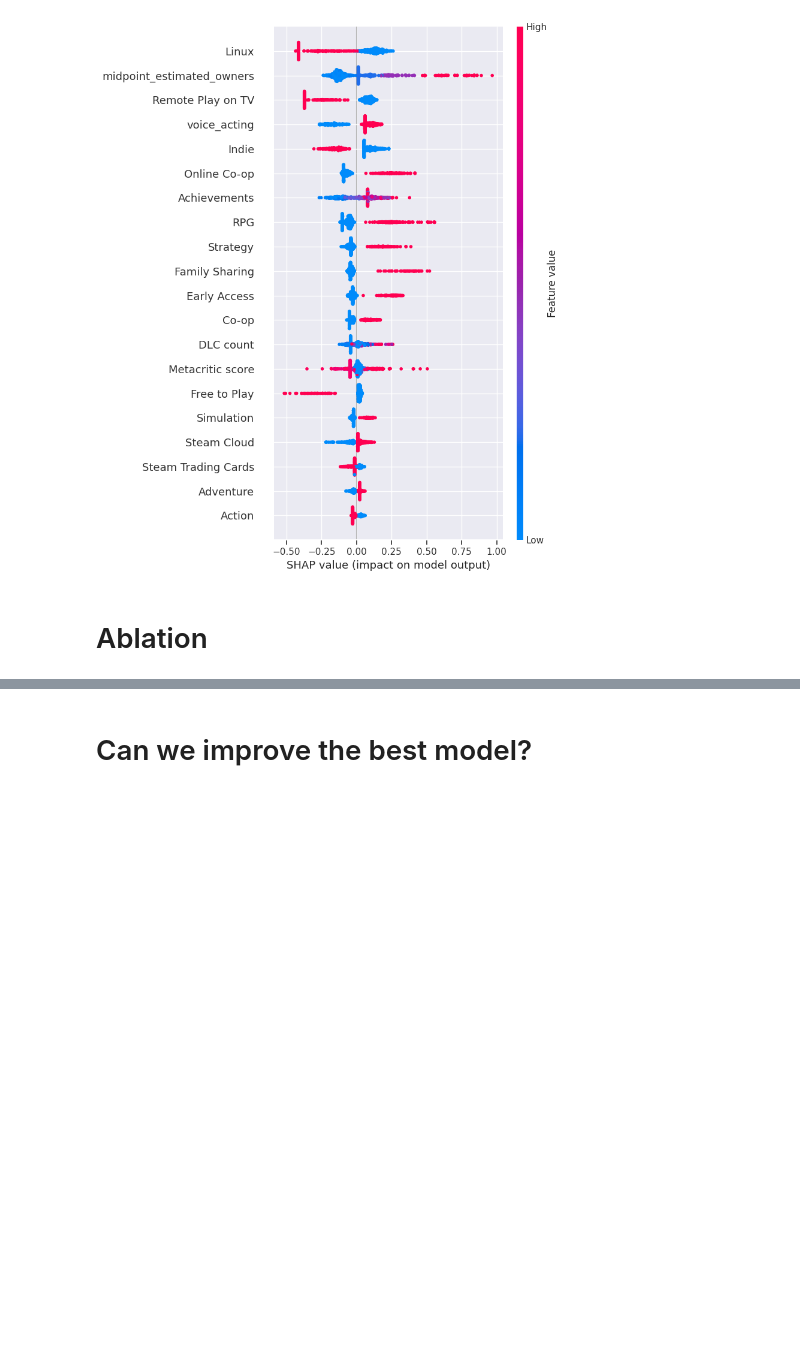
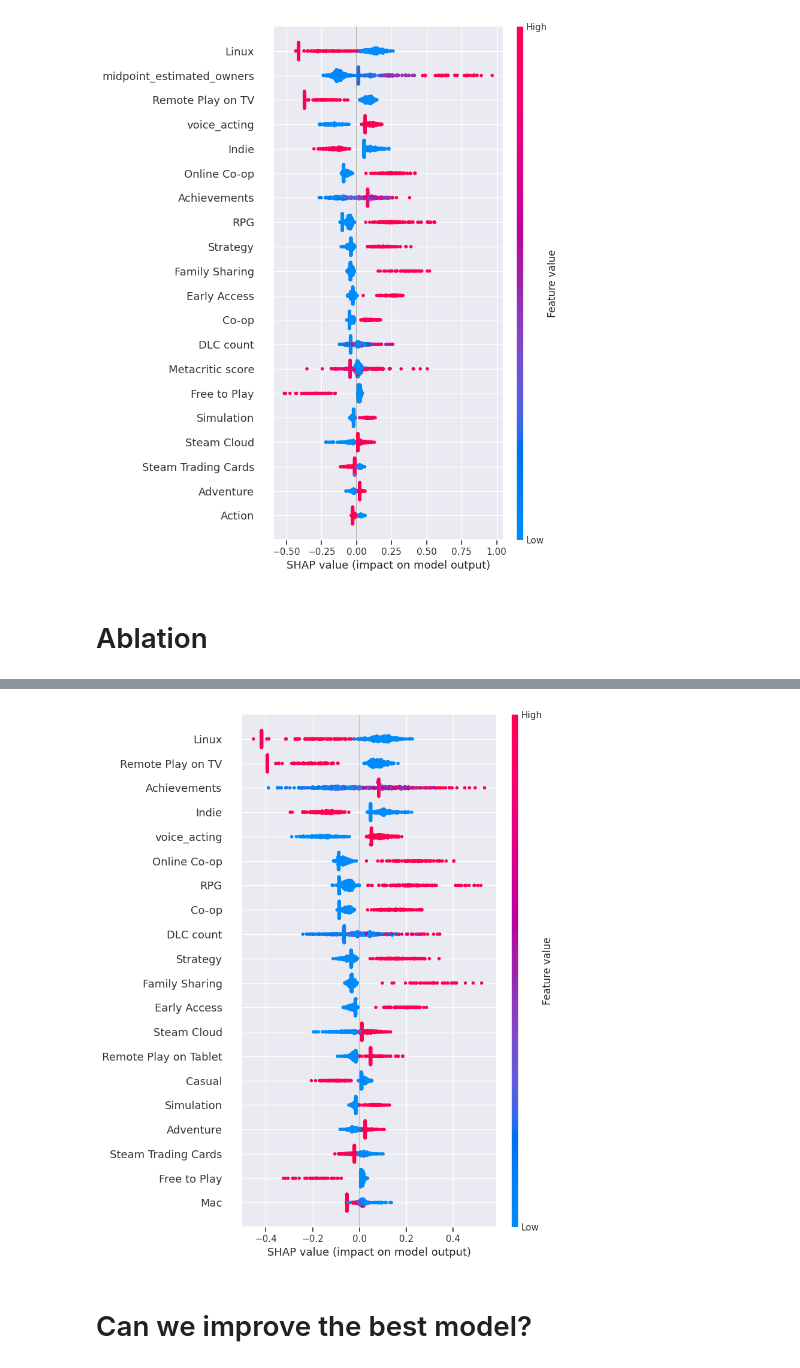
Before and after one commit to zakirangwala/esrb-wizard, a Jupyter notebook: notebooks/regression.ipynb, the cells around one changed output, grey strips where cells are left out. Saved outputs shown, nothing was run; the diff lists cells and outputs as text; code cells hidden in the pictures; blank space fills up the shorter version.

```diff
--- a/notebooks/regression.ipynb
+++ b/notebooks/regression.ipynb
@@ -1554,3 +1609,16 @@ print(feature_importances.nlargest(20))
+# %%
+import shap
+
+explainer = shap.TreeExplainer(regr_xgb_iqr_log)
+shap_values = explainer(X_test)
+
+shap.summary_plot(
+    shap_values,
+    X_test,
+    max_display=20
+)
+# %% [output]
+[figure, added]
 # %% [markdown]
 # Can we improve the best model?
 # %% [markdown]
```
Also changed, not shown: parts of 13 cells of this notebook.
